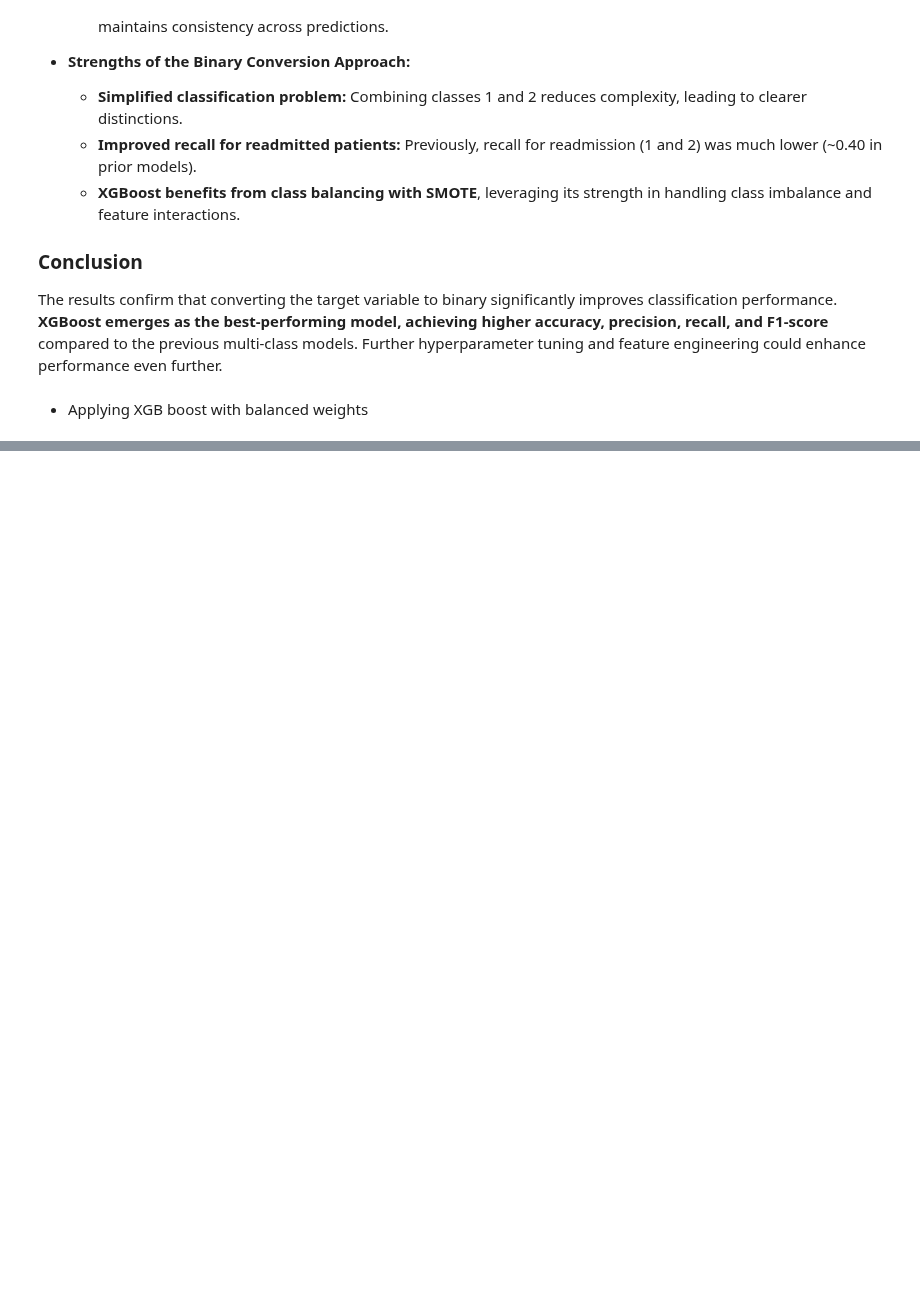
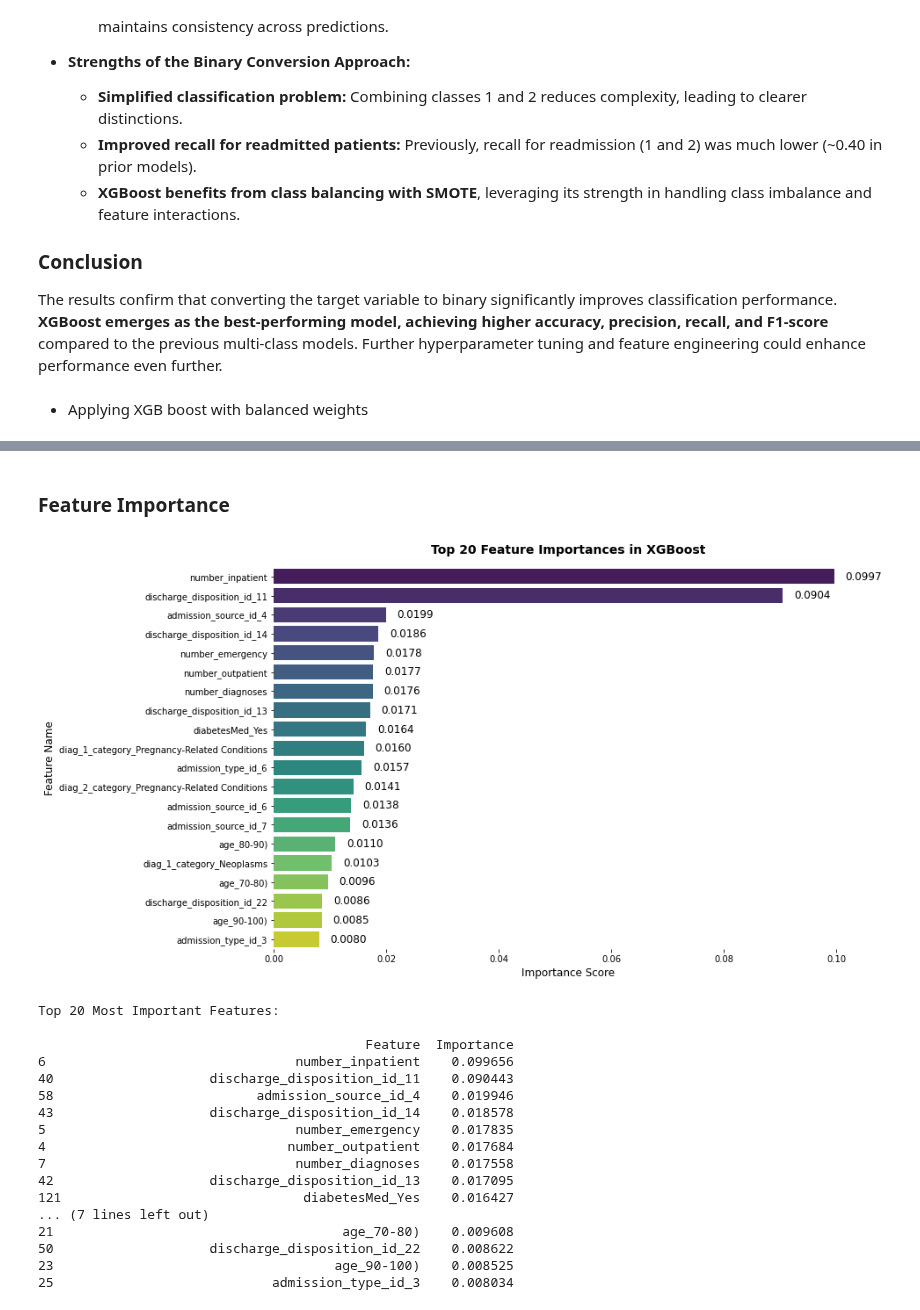
Before and after one commit to Jodhiamboapiyo/Diabetes_130-US_Hospitals_1999-2008, a Jupyter notebook: Notebooks/leo.ipynb, the cells around one changed output, grey strips where cells are left out. Saved outputs shown, nothing was run; the diff lists cells and outputs as text; code cells hidden in the pictures; blank space fills up the shorter version.

```diff
--- a/Notebooks/leo.ipynb
+++ b/Notebooks/leo.ipynb
@@ -1063,9 +1092,11 @@ The results confirm that converting the target variable to binary significantly
 # %%
-import numpy as np
+
 from xgboost import XGBClassifier
 from sklearn.metrics import classification_report
 from sklearn.model_selection import GridSearchCV
-
+# Ensure feature names are strings and remove special characters
+X_train.columns = X_train.columns.astype(str).str.replace(r'[\[\]<>]', '', regex=True)
+X_test.columns = X_test.columns.astype(str).str.replace(r'[\[\]<>]', '', regex=True)
 # Compute scale_pos_weight
 pos_weight = np.bincount(y_train_bin)[0] / np.bincount(y_train_bin)[1]
 
@@ -1125,0 +1226,66 @@ print("\nBest F1 Score:", grid_search.best_score_)
+# %% [markdown]
+### Feature Importance
+# %%
+
+
+import seaborn as sns
+
+
+# Extract feature importance
+feature_importance = pd.DataFrame({
+    'Feature': X_train.columns,
+    'Importance': best_xgb.feature_importances_
+}).sort_values(by='Importance', ascending=False)
+
+# Select top 20 features
+top_features = feature_importance.head(20)
+
+# Create a gradient color palette
+colors = sns.color_palette("viridis", len(top_features))
+
+# Plot
+plt.figure(figsize=(12, 8))
+ax = sns.barplot(
+    x='Importance',
+    y='Feature',
+    data=top_features,
+    palette=colors
+)
+
+# Add importance values on bars
+for i, v in enumerate(top_features['Importance']):
+    ax.text(v + 0.002, i, f"{v:.4f}", color='black', va='center', fontsize=12)
+
+# Style adjustments
+plt.title('Top 20 Feature Importances in XGBoost', fontsize=14, fontweight='bold', pad=15)
+plt.xlabel('Importance Score', fontsize=12)
+plt.ylabel('Feature Name', fontsize=12)
+plt.xticks(fontsize=10)
+plt.yticks(fontsize=10)
+sns.despine(left=True, bottom=True)
+
+# Show plot
+plt.show()
+
+# Print top features
+print("\nTop 20 Most Important Features:\n")
+print(top_features)
+# %% [output]
+[figure, added]
+Top 20 Most Important Features:
+
+                                          Feature  Importance
+6                                number_inpatient    0.099656
+40                    discharge_disposition_id_11    0.090443
+58                          admission_source_id_4    0.019946
+43                    discharge_disposition_id_14    0.018578
+5                                number_emergency    0.017835
+4                               number_outpatient    0.017684
+7                                number_diagnoses    0.017558
+42                    discharge_disposition_id_13    0.017095
+121                               diabetesMed_Yes    0.016427
+... (7 lines left out)
+21                                     age_70-80)    0.009608
+50                    discharge_disposition_id_22    0.008622
+23                                    age_90-100)    0.008525
+25                            admission_type_id_3    0.008034
```
Also changed, not shown: parts of 13 cells of this notebook.
